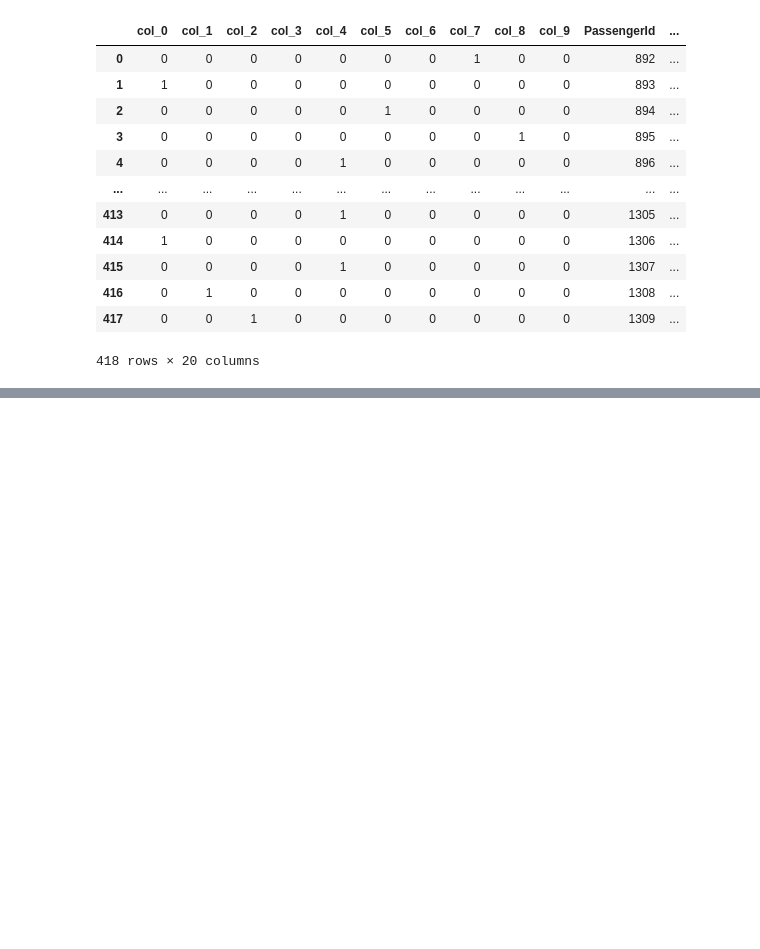
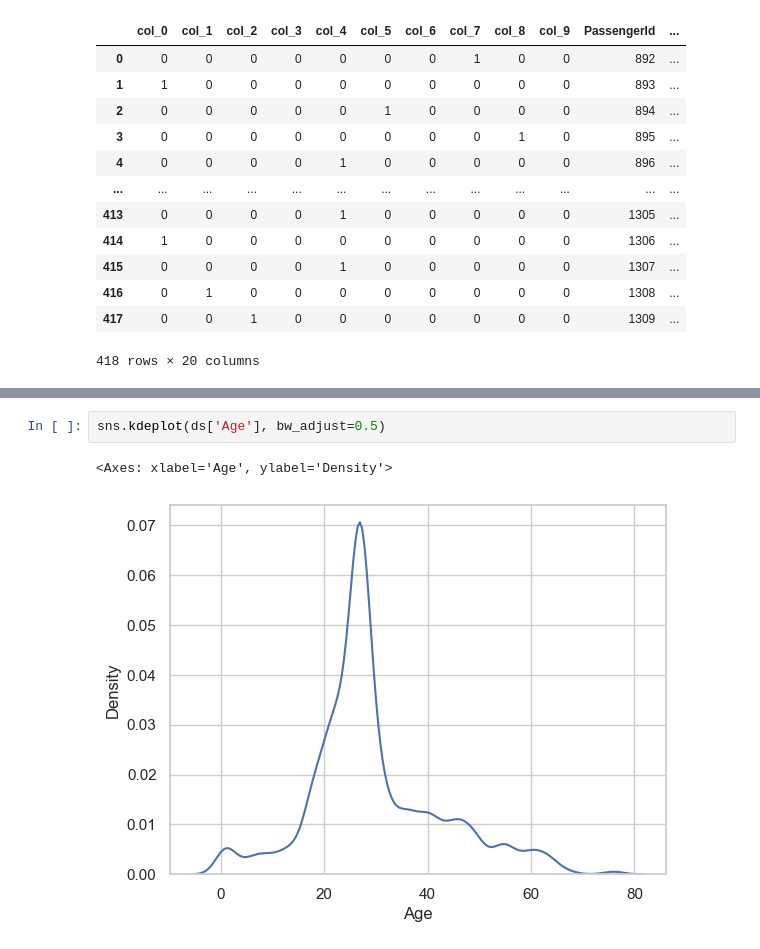
Before and after one commit to Staniskhan/ML_course_HW, a Jupyter notebook: hw02/hw02.ipynb, the cells around one changed output, grey strips where cells are left out. Cells and saved outputs as stored; diff of their text form; blank space fills up the shorter version.

```diff
--- a/hw02/hw02.ipynb
+++ b/hw02/hw02.ipynb
@@ -273,0 +298,5 @@ ds
+# %%
+sns.kdeplot(ds['Age'], bw_adjust=0.5)
+# %% [output]
+<Axes: xlabel='Age', ylabel='Density'>
+[figure, added]
```
Also changed, not shown: parts of 14 cells of this notebook.
